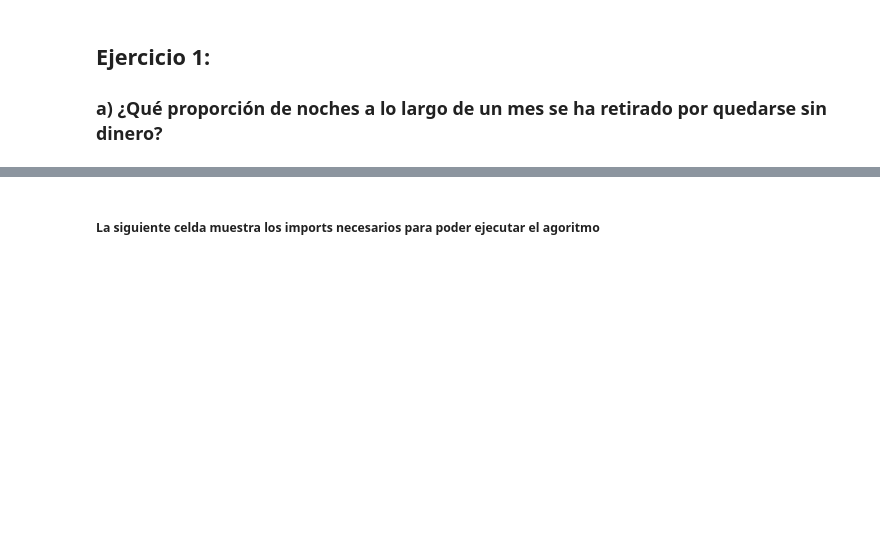
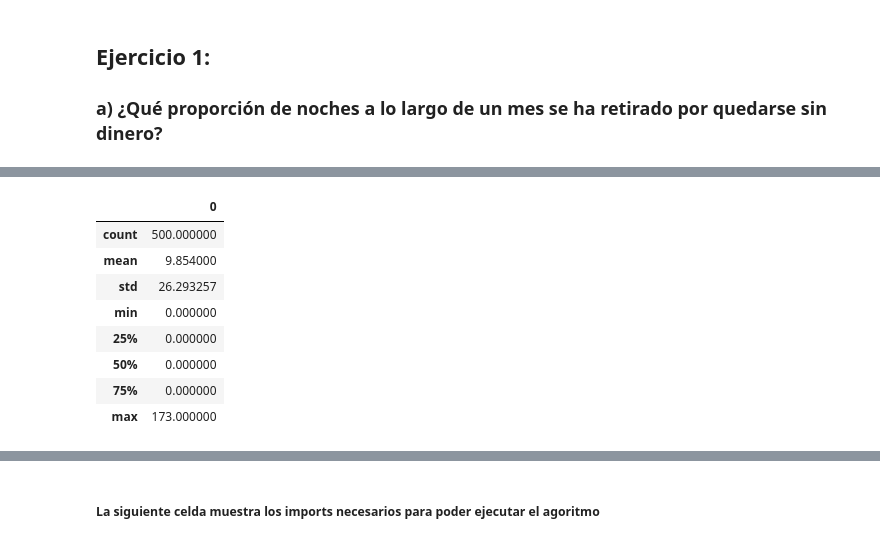
Before and after one commit to scaverod/GamblingMarkovChain, a Jupyter notebook: enunciado.ipynb, the cells around one changed output, grey strips where cells are left out. Saved outputs shown, nothing was run; the diff lists cells and outputs as text; code cells hidden in the pictures; blank space fills up the shorter version.

```diff
--- a/enunciado.ipynb
+++ b/enunciado.ipynb
@@ -149,0 +146,14 @@ for i,y in enumerate(ys):
+# %%
+final_chips = [x[-1] for x in chips]
+df = pd.DataFrame(final_chips)
+df.describe()
+# %% [output]
+|  | 0 |
+| count | 500.000000 |
+| mean | 9.854000 |
+| std | 26.293257 |
+| min | 0.000000 |
+| 25% | 0.000000 |
+| 50% | 0.000000 |
+| 75% | 0.000000 |
+| max | 173.000000 |
```
Also changed, not shown: parts of 6 cells of this notebook.
